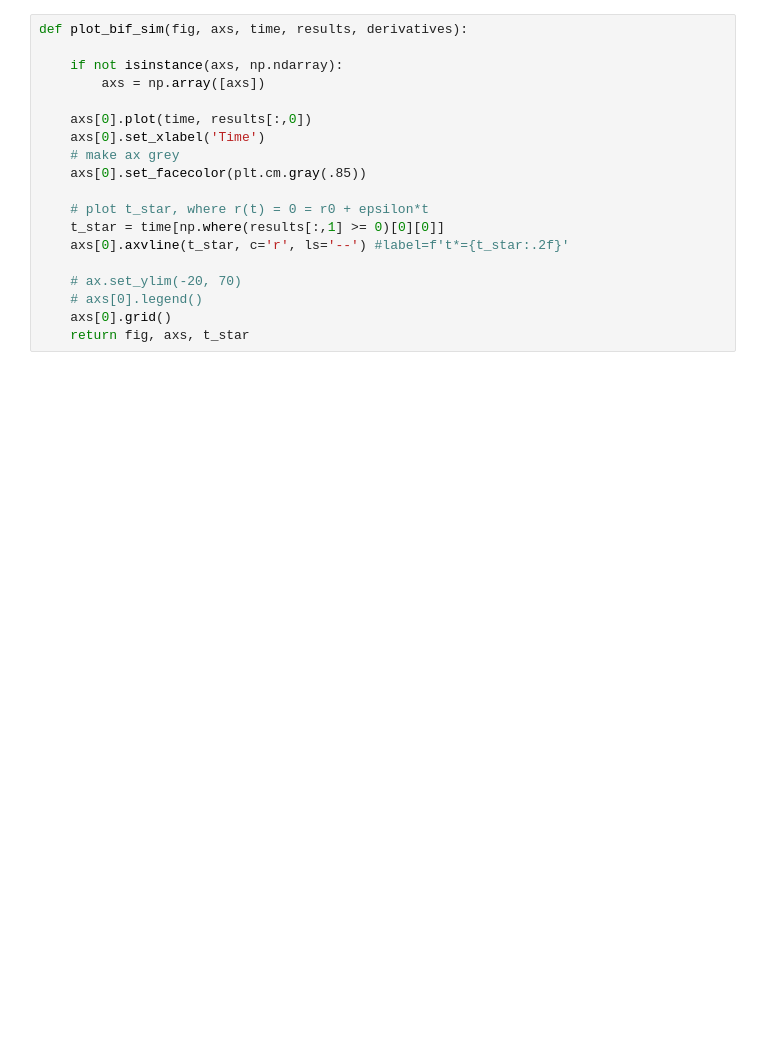
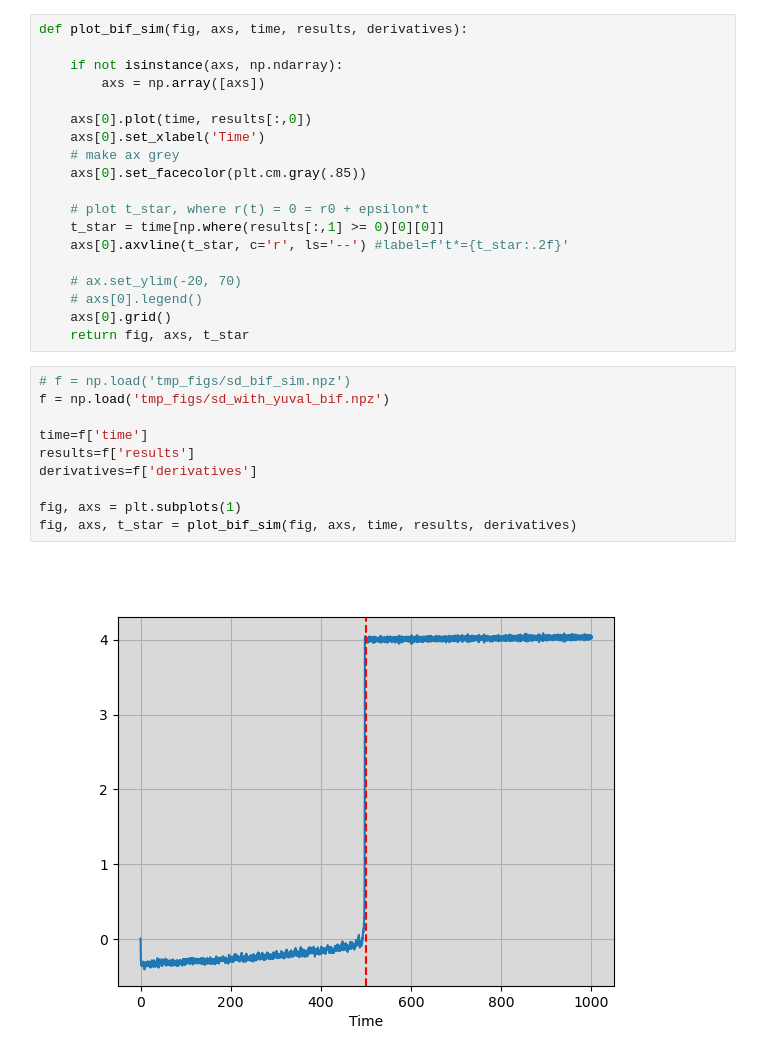
Before and after one commit to barrackHa/differential_equations, a Jupyter notebook: ews_analysis/ews_analysis.ipynb, the cells around one changed output. Drawn from its saved outputs; the diff is of its cells as text; blank space fills up the shorter version.

```diff
--- a/ews_analysis/ews_analysis.ipynb
+++ b/ews_analysis/ews_analysis.ipynb
@@ -37,3 +39,15 @@ def plot_bif_sim(fig, axs, time, results, derivatives):
     # axs[0].legend()
     axs[0].grid()
     return fig, axs, t_star
+# %%
+# f = np.load('tmp_figs/sd_bif_sim.npz')
+f = np.load('tmp_figs/sd_with_yuval_bif.npz')
+
+time=f['time']
+results=f['results']
+derivatives=f['derivatives']
+
+fig, axs = plt.subplots(1)
+fig, axs, t_star = plot_bif_sim(fig, axs, time, results, derivatives)
+# %% [output]
+[figure, added]
```
Also changed, not shown: parts of 7 cells of this notebook.
